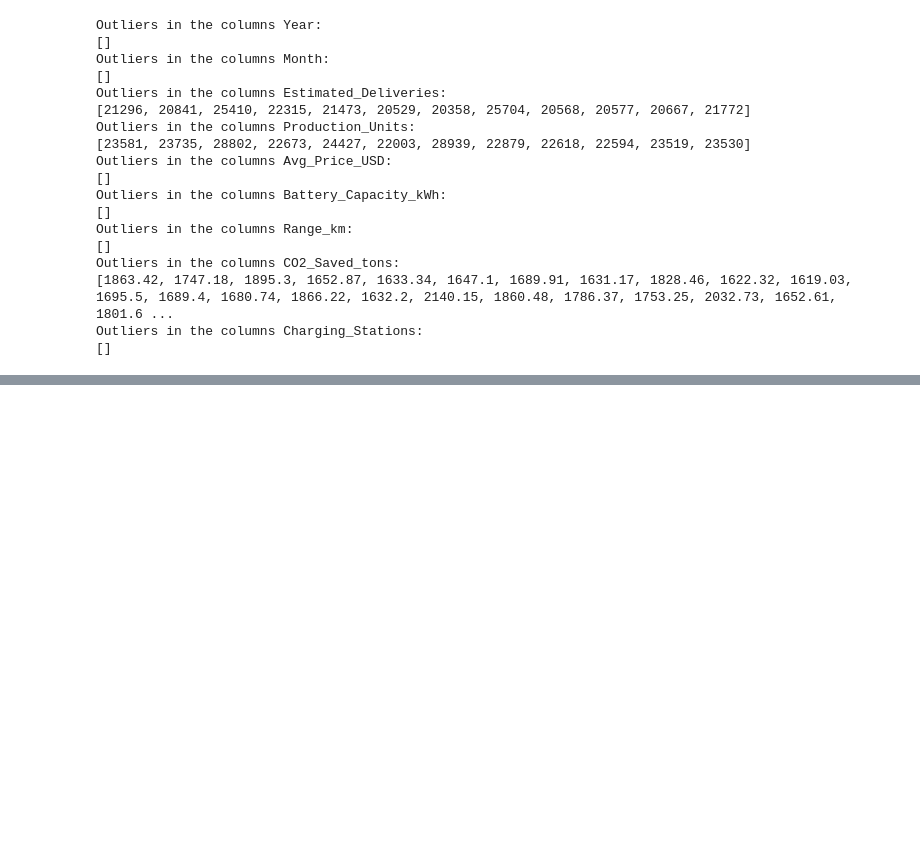
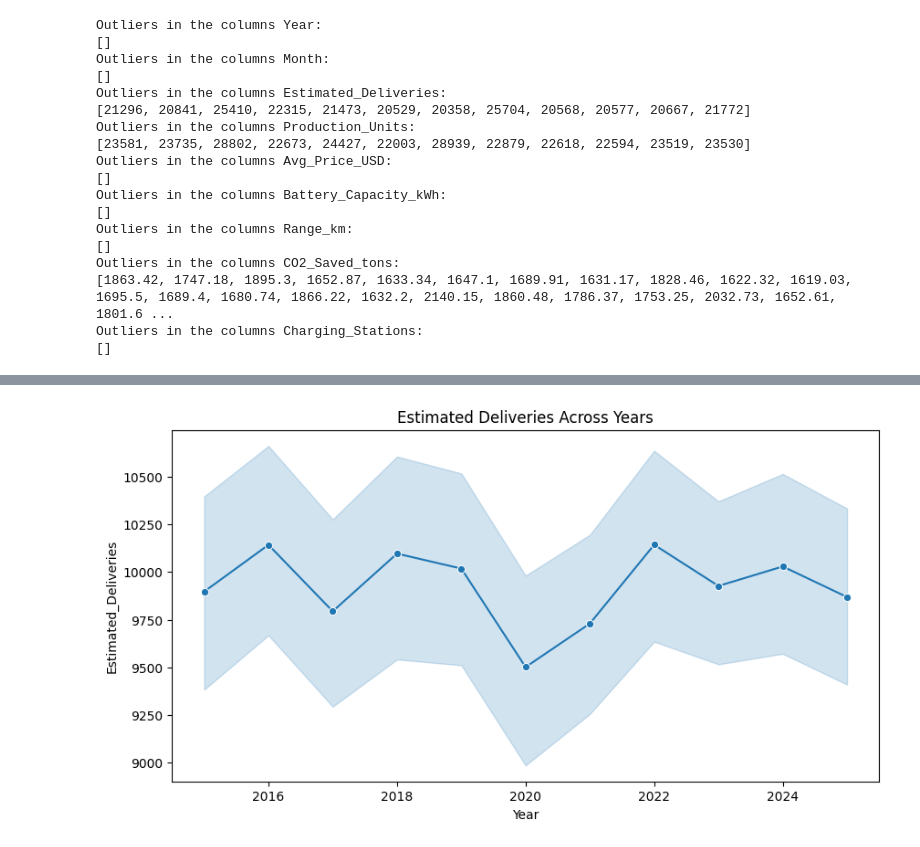
Before and after one commit to bhavanibeemanpalli2108/celebal_assignments, a Jupyter notebook: WEEK2/NoteBooks/WEEK2_BhavaniBeemanpalli.ipynb, the cells around one changed output, grey strips where cells are left out. Saved outputs shown, nothing was run; the diff lists cells and outputs as text; code cells hidden in the pictures; blank space fills up the shorter version.

Commit message:
Added WEEK2

```diff
--- a/WEEK2/NoteBooks/WEEK2_BhavaniBeemanpalli.ipynb
+++ b/WEEK2/NoteBooks/WEEK2_BhavaniBeemanpalli.ipynb
@@ -12,7 +12,7 @@ from sklearn.model_selection import train_test_split # to split the data into tr
 from  sklearn.preprocessing import StandardScaler #  to standardize the features by removing the mean and scaling to unit variance
 # %%
 # importing the dataset
-dataset = pd.read_csv(r'C:\Users\DELL\OneDrive\Desktop\Celebal_internship\WEEK2\Data\raw\tesla_deliveries_dataset_2015_2025.csv')
+dataset = pd.read_csv(r'C:\Users\DELL\OneDrive\Desktop\Celebal_internship\WEEK2\Data\tesla_deliveries_dataset_2015_2025.csv')
 # %%
 df=pd.DataFrame(dataset) # converting the dataset into DataFrame for better data manipulation and analysis
 print(df)
@@ -239,0 +265,15 @@ Outliers in the columns Charging_Stations:
+# %%
+#  to  know the estimated deliveries, production_unit w.r.t year, month
+plt.figure(figsize=(10,5))
+
+sns.lineplot(
+    x='Year',
+    y='Estimated_Deliveries',
+    data=df,
+    marker='o'
+)
+
+plt.title('Estimated Deliveries Across Years')
+plt.show()
+# %% [output]
+[figure, added]
```
Also changed, not shown: parts of 80 cells of this notebook, 1 other file.
